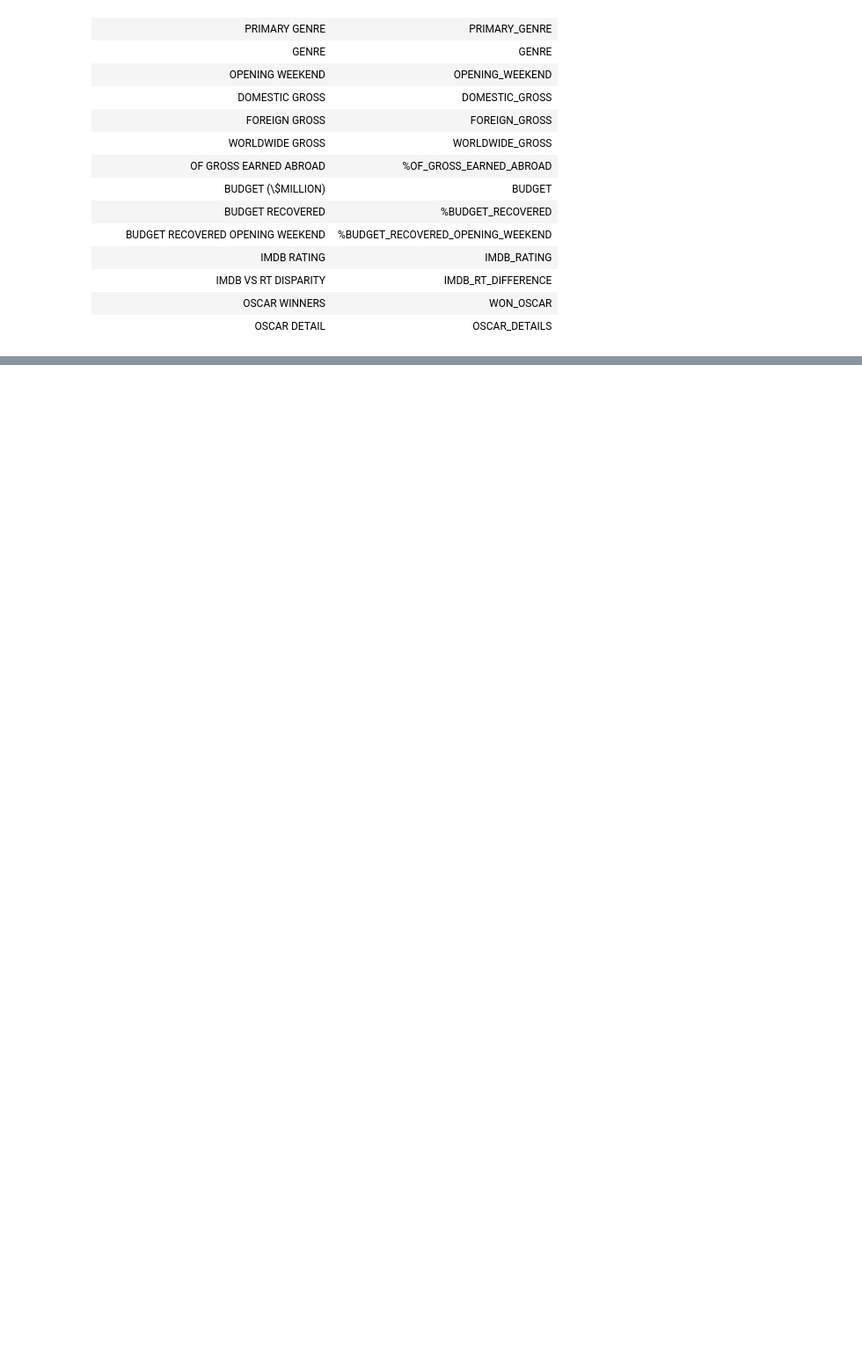
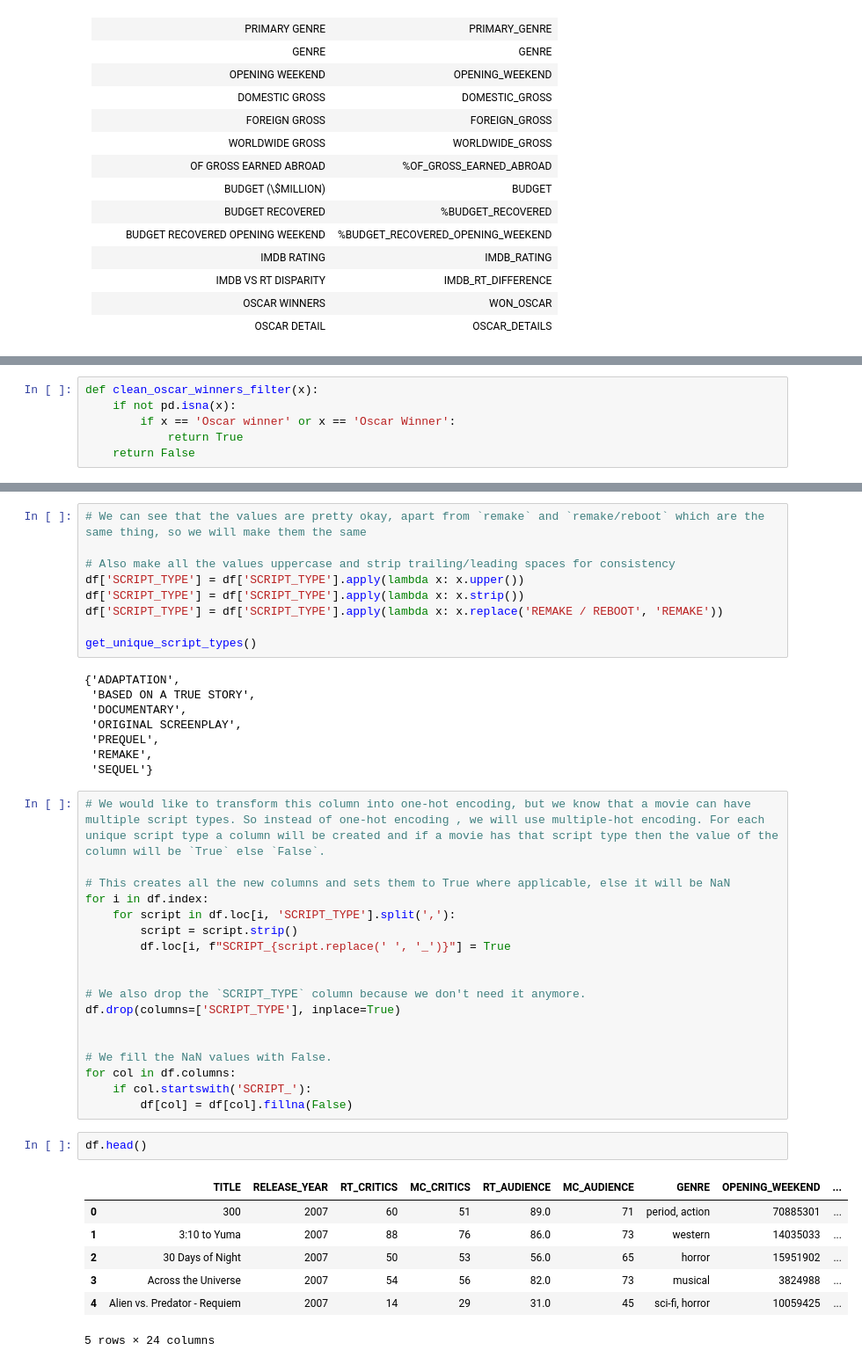
Before and after one commit to NikosGour/Data-Mining-Assignment, a Jupyter notebook: report.ipynb, the cells around one changed output, grey strips where cells are left out. Shown at 88% size. Saved outputs shown, nothing was run; the diff lists cells and outputs as text; blank space fills up the shorter version.

```diff
--- a/report.ipynb
+++ b/report.ipynb
@@ -113,0 +404,6 @@ Some columns are calculable (`Average audience`,`Budget recovered`,etc.), so in
+# %%
+def clean_oscar_winners_filter(x):
+    if not pd.isna(x):
+        if x == 'Oscar winner' or x == 'Oscar Winner':
+            return True
+    return False
@@ -113,0 +442,45 @@ Some columns are calculable (`Average audience`,`Budget recovered`,etc.), so in
+# %%
+# We can see that the values are pretty okay, apart from `remake` and `remake/reboot` which are the same thing, so we will make them the same
+
+# Also make all the values uppercase and strip trailing/leading spaces for consistency
+df['SCRIPT_TYPE'] = df['SCRIPT_TYPE'].apply(lambda x: x.upper())
+df['SCRIPT_TYPE'] = df['SCRIPT_TYPE'].apply(lambda x: x.strip())
+df['SCRIPT_TYPE'] = df['SCRIPT_TYPE'].apply(lambda x: x.replace('REMAKE / REBOOT', 'REMAKE'))
+
+get_unique_script_types()
+# %% [output]
+{'ADAPTATION',
+ 'BASED ON A TRUE STORY',
+ 'DOCUMENTARY',
+ 'ORIGINAL SCREENPLAY',
+ 'PREQUEL',
+ 'REMAKE',
+ 'SEQUEL'}
+# %%
+# We would like to transform this column into one-hot encoding, but we know that a movie can have multiple script types. So instead of one-hot encoding , we will use multiple-hot encoding. For each unique script type a column will be created and if a movie has that script type then the value of the column will be `True` else `False`.
+
+# This creates all the new columns and sets them to True where applicable, else it will be NaN
+for i in df.index:
+    for script in df.loc[i, 'SCRIPT_TYPE'].split(','):
+        script = script.strip()
+        df.loc[i, f"SCRIPT_{script.replace(' ', '_')}"] = True
+
+
+# We also drop the `SCRIPT_TYPE` column because we don't need it anymore.
+df.drop(columns=['SCRIPT_TYPE'], inplace=True)
+
+
+# We fill the NaN values with False.
+for col in df.columns:
+    if col.startswith('SCRIPT_'):
+        df[col] = df[col].fillna(False)
+# %%
+df.head()
+# %% [output]
+|  | TITLE | RELEASE_YEAR | RT_CRITICS | MC_CRITICS | RT_AUDIENCE | MC_AUDIENCE | GENRE | OPENING_WEEKEND | ... |
+| 0 | 300 | 2007 | 60 | 51 | 89.0 | 71 | period, action | 70885301 | ... |
+| 1 | 3:10 to Yuma | 2007 | 88 | 76 | 86.0 | 73 | western | 14035033 | ... |
+| 2 | 30 Days of Night | 2007 | 50 | 53 | 56.0 | 65 | horror | 15951902 | ... |
+| 3 | Across the Universe | 2007 | 54 | 56 | 82.0 | 73 | musical | 3824988 | ... |
+| 4 | Alien vs. Predator - Requiem | 2007 | 14 | 29 | 31.0 | 45 | sci-fi, horror | 10059425 | ... |
+5 rows × 24 columns
```
Also changed, not shown: parts of 47 cells of this notebook, 1 other file.
